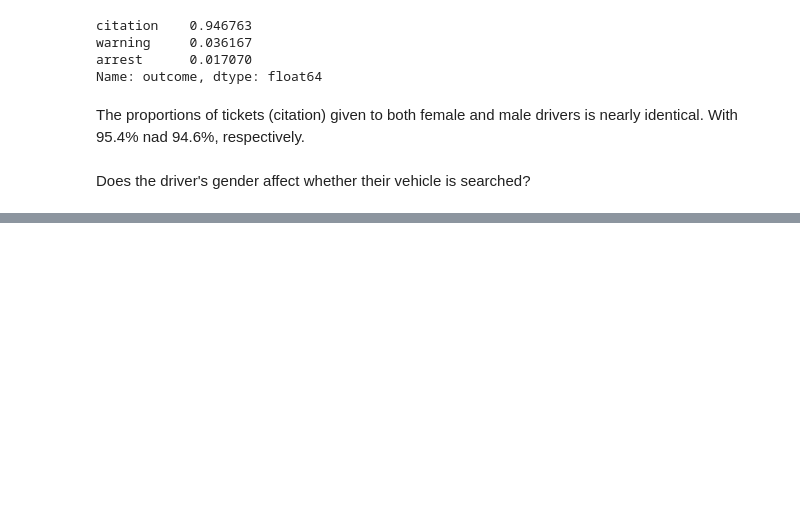
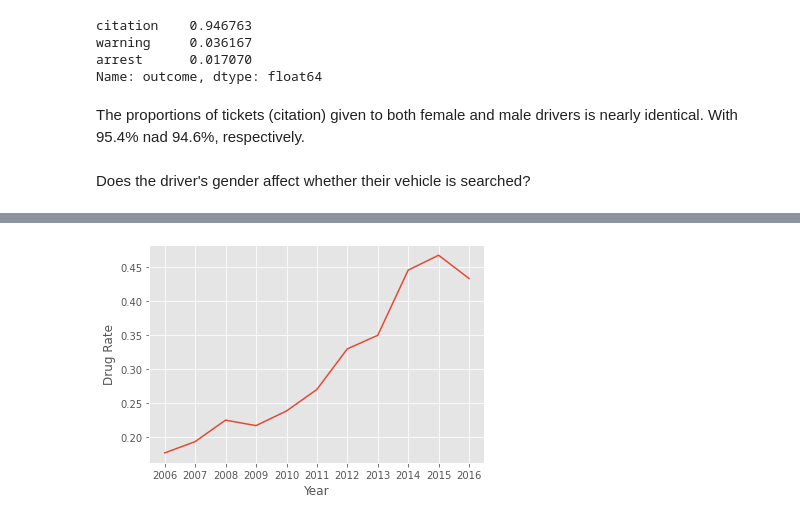
Before and after one commit to Thomsoa194/Analyzing_police_data, a Jupyter notebook: Analysis.ipynb, the cells around one changed output, grey strips where cells are left out. Saved outputs shown, nothing was run; the diff lists cells and outputs as text; code cells hidden in the pictures; blank space fills up the shorter version.

```diff
--- a/Analysis.ipynb
+++ b/Analysis.ipynb
@@ -150,0 +288,8 @@ Does the driver's gender affect whether their vehicle is searched?
+# %%
+annual_drug_rate = ri.contraband_drugs.resample('A').mean()
+plt.plot(annual_drug_rate)
+plt.xlabel('Year')
+plt.ylabel('Drug Rate')
+plt.show()
+# %% [output]
+[figure, added]
```
Also changed, not shown: parts of 41 cells of this notebook.
